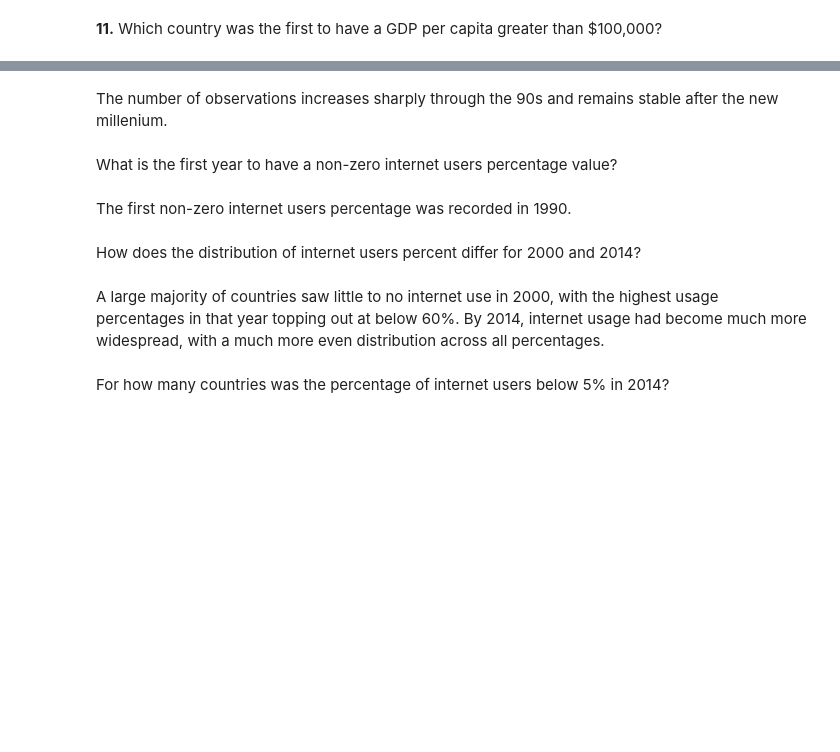
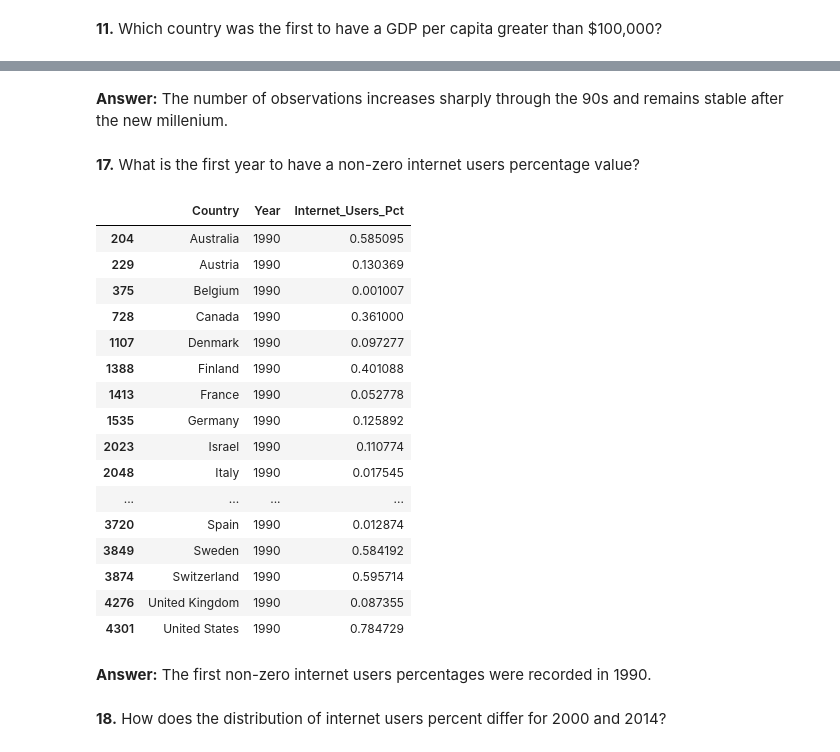
Before and after one commit to NSS-Data-Analytics-Cohort-10/gdp-and-internet-usage-jchabinec, a Jupyter notebook: notebooks/gdp_and_internet_usage.ipynb, the cells around one changed output, grey strips where cells are left out. Saved outputs shown, nothing was run; the diff lists cells and outputs as text; code cells hidden in the pictures; blank space fills up the shorter version.

```diff
--- a/notebooks/gdp_and_internet_usage.ipynb
+++ b/notebooks/gdp_and_internet_usage.ipynb
@@ -216,12 +291,30 @@ print(yearly_observations)
 # %% [markdown]
-The number of observations increases sharply through the 90s and remains  stable after the new millenium.
+**Answer:** The number of observations increases sharply through the 90s and remains  stable after the new millenium.
 # %% [markdown]
-What is the first year to have a non-zero internet users percentage value?
+**17.** What is the first year to have a non-zero internet users percentage value?
 # %%
 nonzero_internet_observation = internet_df[internet_df['Internet_Users_Pct']>0]
 first_internet_observation = nonzero_internet_observation[nonzero_internet_observation['Year'] == nonzero_internet_observation['Year'].agg('min')]
-print(first_internet_observation)
+first_internet_observation
+# %% [output]
+|  | Country | Year | Internet_Users_Pct |
+| 204 | Australia | 1990 | 0.585095 |
+| 229 | Austria | 1990 | 0.130369 |
+| 375 | Belgium | 1990 | 0.001007 |
+| 728 | Canada | 1990 | 0.361000 |
+| 1107 | Denmark | 1990 | 0.097277 |
+| 1388 | Finland | 1990 | 0.401088 |
+| 1413 | France | 1990 | 0.052778 |
+| 1535 | Germany | 1990 | 0.125892 |
+| 2023 | Israel | 1990 | 0.110774 |
+| 2048 | Italy | 1990 | 0.017545 |
+| ... | ... | ... | ... |
+| 3720 | Spain | 1990 | 0.012874 |
+| 3849 | Sweden | 1990 | 0.584192 |
+| 3874 | Switzerland | 1990 | 0.595714 |
+| 4276 | United Kingdom | 1990 | 0.087355 |
+| 4301 | United States | 1990 | 0.784729 |
 # %% [markdown]
-The first non-zero internet users percentage was recorded in 1990.
+**Answer:** The first non-zero internet users percentages were recorded in 1990.
 # %% [markdown]
-How does the distribution of internet users percent differ for 2000 and 2014?
+**18.** How does the distribution of internet users percent differ for 2000 and 2014?
@@ -234,4 +320,0 @@ plt.show()
-# %% [markdown]
-A large majority of countries saw little to no internet use in 2000, with the highest usage percentages in that year topping out at below 60%. By 2014, internet usage had become much more widespread, with a much more even distribution across all percentages.
-# %% [markdown]
-For how many countries was the percentage of internet users below 5% in 2014?
```
Also changed, not shown: parts of 66 cells of this notebook.
